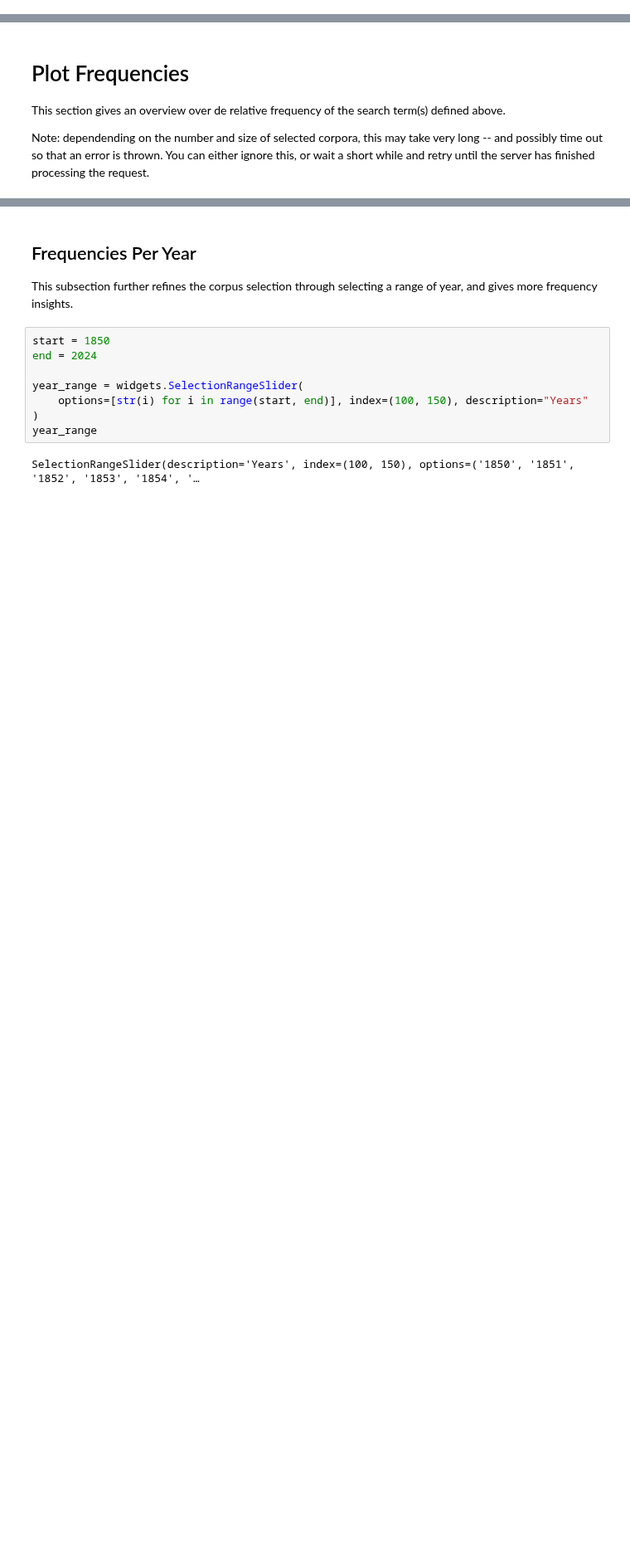
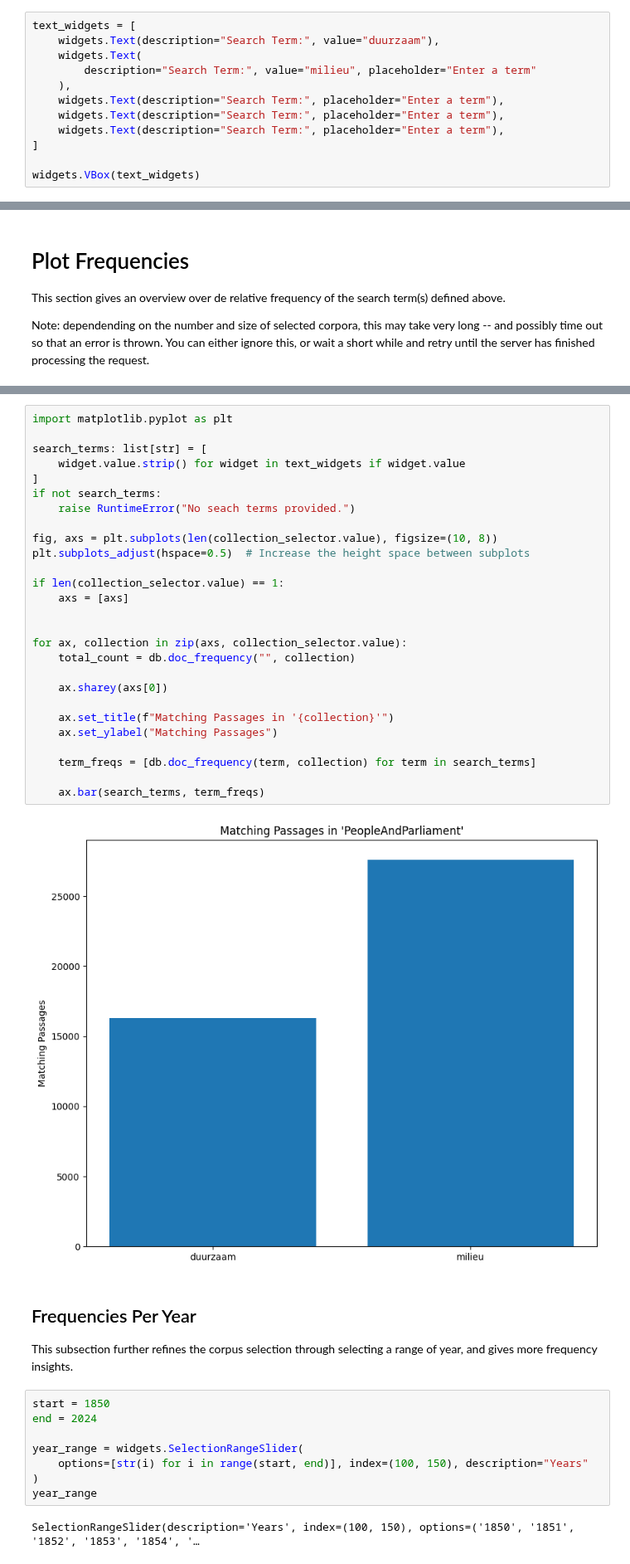
Before and after one commit to Semantics-of-Sustainability/tempo-embeddings, a Jupyter notebook: notebooks/term_frequency.ipynb, the cells around one changed output, grey strips where cells are left out. Shown at 83% size. Drawn from its saved outputs; the diff is of its cells as text; blank space fills up the shorter version.

```diff
--- a/notebooks/term_frequency.ipynb
+++ b/notebooks/term_frequency.ipynb
@@ -144,0 +126,12 @@ metadata_not = {field: list(exclude_genres.value)}
+# %%
+text_widgets = [
+    widgets.Text(description="Search Term:", value="duurzaam"),
+    widgets.Text(
+        description="Search Term:", value="milieu", placeholder="Enter a term"
+    ),
+    widgets.Text(description="Search Term:", placeholder="Enter a term"),
+    widgets.Text(description="Search Term:", placeholder="Enter a term"),
+    widgets.Text(description="Search Term:", placeholder="Enter a term"),
+]
+
+widgets.VBox(text_widgets)
@@ -185,3 +147,32 @@ for collection in collection_selector.value:
+# %%
+import matplotlib.pyplot as plt
+
+search_terms: list[str] = [
+    widget.value.strip() for widget in text_widgets if widget.value
+]
+if not search_terms:
+    raise RuntimeError("No seach terms provided.")
+
+fig, axs = plt.subplots(len(collection_selector.value), figsize=(10, 8))
+plt.subplots_adjust(hspace=0.5)  # Increase the height space between subplots
+
+if len(collection_selector.value) == 1:
+    axs = [axs]
+
+
+for ax, collection in zip(axs, collection_selector.value):
+    total_count = db.doc_frequency("", collection)
+
+    ax.sharey(axs[0])
+
+    ax.set_title(f"Matching Passages in '{collection}'")
+    ax.set_ylabel("Matching Passages")
+
+    term_freqs = [db.doc_frequency(term, collection) for term in search_terms]
+
+    ax.bar(search_terms, term_freqs)
+# %% [output]
+[figure, added]
 # %% [markdown]
 ## Frequencies Per Year
 
```
Also changed, not shown: parts of 16 cells of this notebook.
